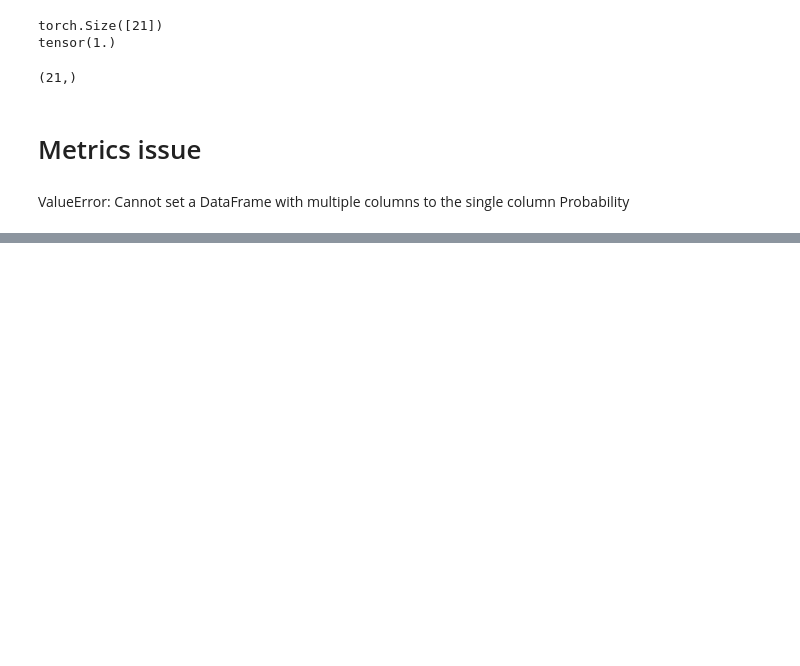
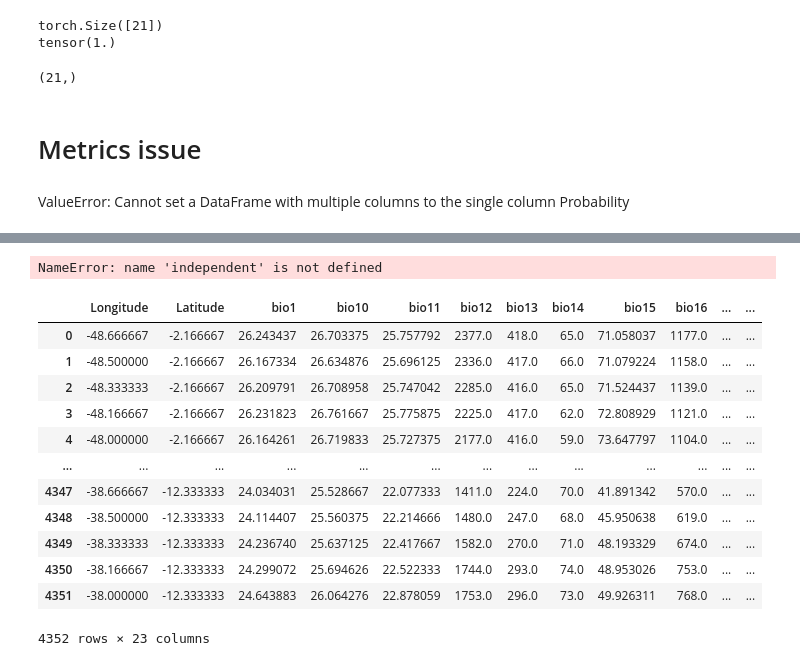
Before and after one commit to Jorgedavyd/PDG, a Jupyter notebook: preprocessing_runs.ipynb, the cells around one changed output, grey strips where cells are left out. Saved outputs shown, nothing was run; the diff lists cells and outputs as text; code cells hidden in the pictures; blank space fills up the shorter version.

```diff
--- a/preprocessing_runs.ipynb
+++ b/preprocessing_runs.ipynb
@@ -651,0 +776,59 @@ NN_model.get_map(NN_model_name)
+# %%
+country = 'Paraguay'
+def get_country(country: str):
+    try:
+        with open('utils/map_dependencies/countries.geojson', 'r') as attempt:
+            attempt.close()
+    except FileNotFoundError:
+        os.makedirs('utils/map_dependencies')
+        url='https://datahub.io/core/geo-countries/r/countries.geojson'
+        root = 'utils/map_dependencies'
+        filename = 'countries.geojson'
+        download_url(url, root, filename)
+
+    while True:
+        with open('utils/map_dependencies/countries.geojson', 'r') as file:
+            lines = file.readlines()
+            data = None
+            for line in lines:
+                if country in line:
+                    data = line
+                    break
+            if data is None:
+                print('Put again the country name\n')
+                country = input('Put the country: ')
+                continue
+            else:
+                break
+    path = f'utils/map_dependencies/{country}.geojson'
+    with open(path, 'w') as file:
+        file.write(data)
+
+    return path
+
+country = get_country(country)
+
+longitude = independent['Longitude']
+latitude = independent['Latitude']
+geometry = gpd.points_from_xy(longitude, latitude)
+geo_data = gpd.GeoDataFrame(independent, geometry=geometry)
+
+gpd.sjoin(geo_data, country, how='inner', op='within')
+# %% [output]
+NameError: name 'independent' is not defined
+# %%
+geo_data
+# %% [output]
+|  | Longitude | Latitude | bio1 | bio10 | bio11 | bio12 | bio13 | bio14 | bio15 | bio16 | ... | ... |
+| 0 | -48.666667 | -2.166667 | 26.243437 | 26.703375 | 25.757792 | 2377.0 | 418.0 | 65.0 | 71.058037 | 1177.0 | ... | ... |
+| 1 | -48.500000 | -2.166667 | 26.167334 | 26.634876 | 25.696125 | 2336.0 | 417.0 | 66.0 | 71.079224 | 1158.0 | ... | ... |
+| 2 | -48.333333 | -2.166667 | 26.209791 | 26.708958 | 25.747042 | 2285.0 | 416.0 | 65.0 | 71.524437 | 1139.0 | ... | ... |
+| 3 | -48.166667 | -2.166667 | 26.231823 | 26.761667 | 25.775875 | 2225.0 | 417.0 | 62.0 | 72.808929 | 1121.0 | ... | ... |
+| 4 | -48.000000 | -2.166667 | 26.164261 | 26.719833 | 25.727375 | 2177.0 | 416.0 | 59.0 | 73.647797 | 1104.0 | ... | ... |
+| ... | ... | ... | ... | ... | ... | ... | ... | ... | ... | ... | ... | ... |
+| 4347 | -38.666667 | -12.333333 | 24.034031 | 25.528667 | 22.077333 | 1411.0 | 224.0 | 70.0 | 41.891342 | 570.0 | ... | ... |
+| 4348 | -38.500000 | -12.333333 | 24.114407 | 25.560375 | 22.214666 | 1480.0 | 247.0 | 68.0 | 45.950638 | 619.0 | ... | ... |
+| 4349 | -38.333333 | -12.333333 | 24.236740 | 25.637125 | 22.417667 | 1582.0 | 270.0 | 71.0 | 48.193329 | 674.0 | ... | ... |
+| 4350 | -38.166667 | -12.333333 | 24.299072 | 25.694626 | 22.522333 | 1744.0 | 293.0 | 74.0 | 48.953026 | 753.0 | ... | ... |
+| 4351 | -38.000000 | -12.333333 | 24.643883 | 26.064276 | 22.878059 | 1753.0 | 296.0 | 73.0 | 49.926311 | 768.0 | ... | ... |
+4352 rows × 23 columns
```
Also changed, not shown: parts of 7 cells of this notebook, 4 other files.
